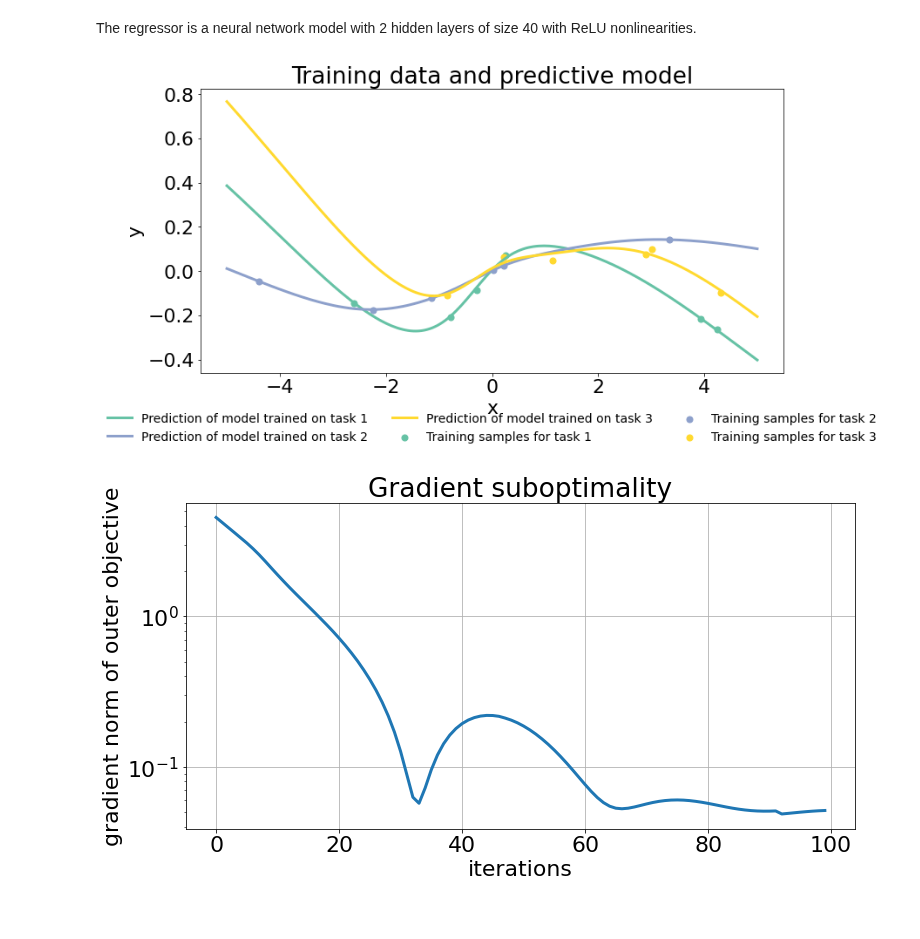
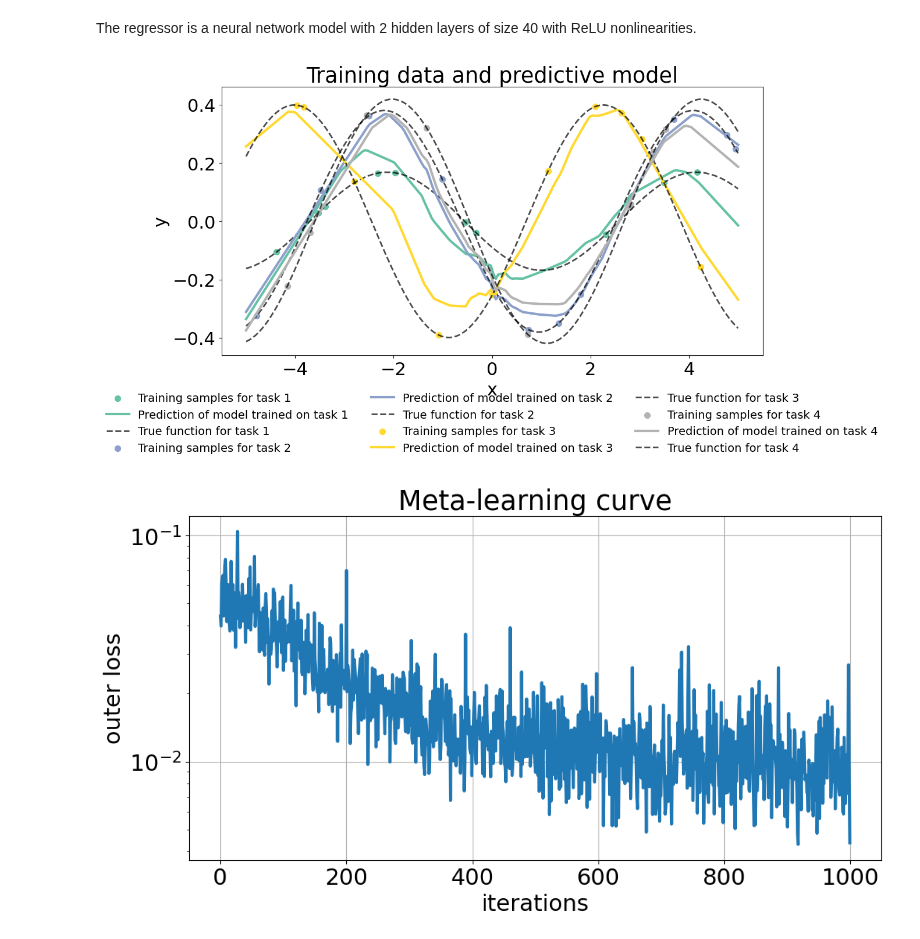
Before and after one commit to google/jaxopt, a Jupyter notebook: docs/notebooks/implicit_diff/maml.ipynb, the cells around one changed output. Saved outputs shown, nothing was run; the diff lists cells and outputs as text; code cells hidden in the pictures.

Commit message:
fixed imaml tutorial (speed and correctness): phase application, data generation, outer loss computation

```diff
--- a/docs/notebooks/implicit_diff/maml.ipynb
+++ b/docs/notebooks/implicit_diff/maml.ipynb
@@ -170,7 +195,7 @@ class SimpleMLP(nn.Module):
 key, subkey = random.split(random.PRNGKey(0), 2)
 dummy_input = random.uniform(key, (1,), dtype=jnp.float64)
 
-model = SimpleMLP(features=[20, 20, 20, 1], dtype=jnp.float64)
+model = SimpleMLP(features=[40, 40, 1], dtype=jnp.float64)
 # %% [markdown]
 The regressor is a neural network model with 2 hidden layers of size 40 with ReLU nonlinearities.
 # %%
@@ -198,21 +239,0 @@ def outer_loss(outer_params, inner_parameters, data):
-# %%
-key, subkey = random.split(random.PRNGKey(0), 2)
-
-# initialize inner and outer params
-inner_params = []
-for _ in data_tasks:
-  key, subkey = random.split(key)
-  inner_params.append(model.init(key, dummy_input))
-
-key, subkey = random.split(key)
-outer_params = model.init(key, dummy_input)
-
-gradient_subopt = []
-
-solver = OptaxSolver(opt=optax.adam(1e-3), fun=outer_loss, maxiter=100, has_aux=True)
-state = solver.init_state(outer_params, inner_params, data_tasks[:-1])
-jitted_update = jax.jit(solver.update)
-
-for it in range(solver.maxiter):
-  outer_params, state = jitted_update(outer_params, state, state.aux, data_tasks[:-1])
-  gradient_subopt.append(solver.l2_optimality_error(outer_params, state.aux, data_tasks[:-1]))
@@ -219,22 +278,30 @@ for it in range(solver.maxiter):
 # %%
 xx = jnp.linspace(MIN_X, MAX_X, 200)
 plt.title(f'Training data and predictive model')
-for task, ((x_train, y_train), test) in enumerate(data_tasks[:-1]):
-  plt.scatter(x_train, y_train, marker='o', s=50, label=f"Training samples for task {task+1}", color=colors[task])
-  prediction = jax.lax.stop_gradient(model.apply(state.aux[task], xx.reshape((-1, 1))))
-  plt.plot(xx, prediction.ravel(), color=colors[task], lw=3, label=f"Prediction of model trained on task {task+1}")
+for task in range(n_tasks):
+    ((x_train, y_train), (x_test, y_test)) = (data_train[0][task], data_train[1][task]), (data_test[0][task], data_test[1][task])
+    in_params_sol, _ = inner_solver.run(
+        jax.lax.stop_gradient(meta_params),
+        meta_params,
+        (x_train, y_train),
+    )
+    plt.scatter(x_train, y_train, marker='o', s=50, label=f"Training samples for task {task+1}", color=colors[task])
+    prediction = jax.lax.stop_gradient(model.apply(in_params_sol, xx.reshape((-1, 1))))
+    plt.plot(xx, prediction.ravel(), color=colors[task], lw=3, label=f"Prediction of model trained on task {task+1}")
+    phase_, amplitude_ = phase[task], amplitude[task]
+    plt.plot(xx, amplitude_ * jnp.sin(xx - phase_), color="black", lw=2, alpha=0.7, ls='--', label=f"True function for task {task+1}")
 plt.legend(loc='upper center', fontsize=14, bbox_to_anchor=(0.5, -0.1), frameon=False, ncol=3)
 plt.xlabel('x')
 plt.ylabel('y')
 plt.show()
 
-plt.title('Gradient suboptimality')
-plt.plot(gradient_subopt, lw=3)
+plt.title('Meta-learning curve')
+plt.plot(outer_losses, lw=3)
 plt.yscale('log')
-plt.ylabel("gradient norm of outer objective")
+plt.ylabel("outer loss")
 plt.xlabel("iterations")
 plt.grid()
 plt.show()
 # %% [output]
-[figure, old version]
+[figure, new version]
-[figure, old version]
+[figure, new version]
```
Also changed, not shown: parts of 11 cells of this notebook, 2 other files.
